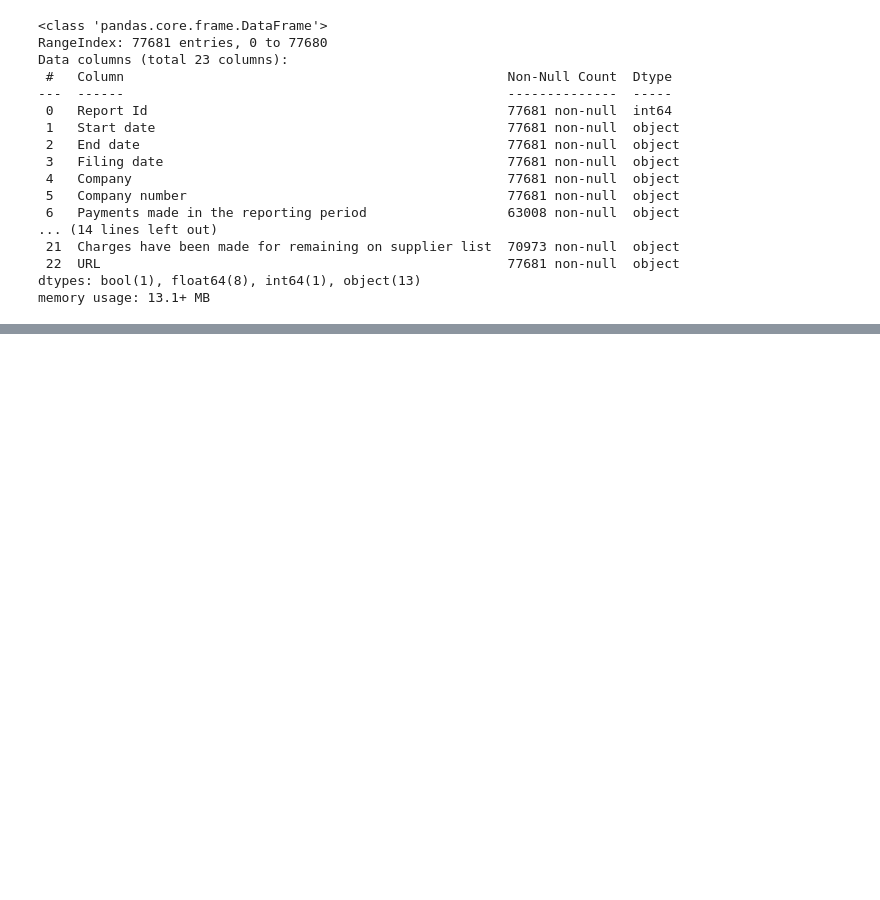
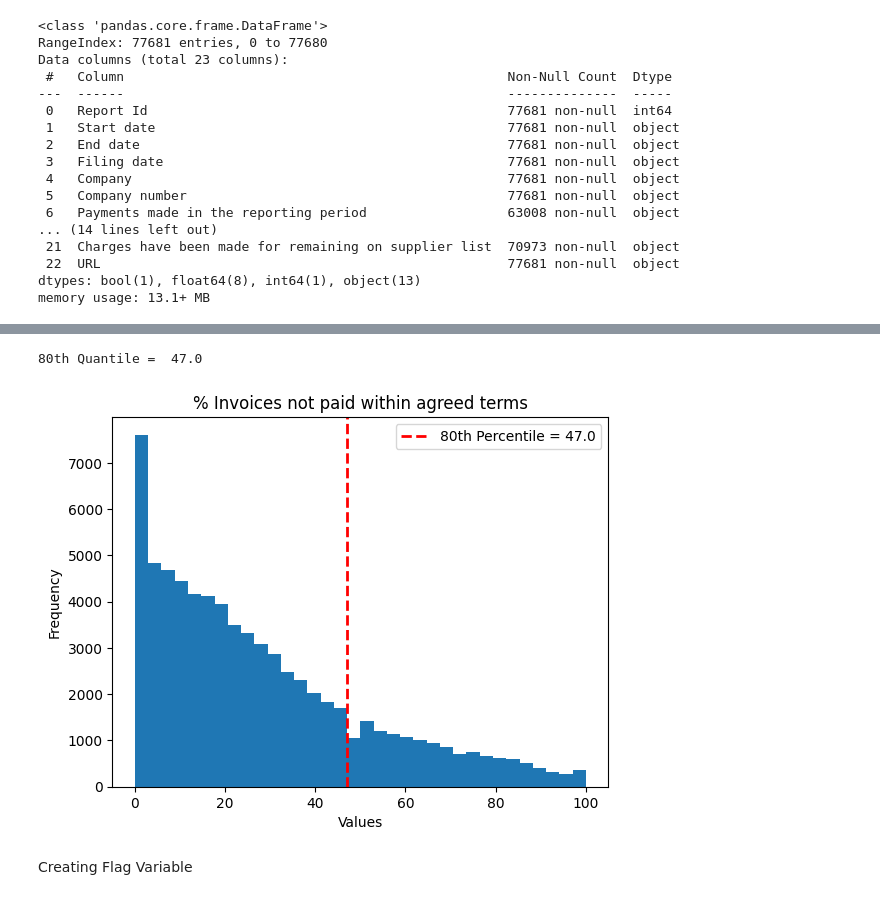
Before and after one commit to Lasya-t07/mini-proj, a Jupyter notebook: main code.ipynb, the cells around one changed output, grey strips where cells are left out. Drawn from its saved outputs; the diff is of its cells as text; code cells hidden in the pictures; blank space fills up the shorter version.

```diff
--- a/main code.ipynb
+++ b/main code.ipynb
@@ -122,0 +131,7 @@ missing_data
+# %%
+# Imputing the Continuous missing values with Mean
+for var in numerical_features:
+    data.fillna({var:data[var].mean()}, inplace=True)
+# %%
+for column in missing_data_cols:
+    data[column] = data[column].fillna(np.nan)
@@ -122,0 +172,4 @@ missing_data
+# %%
+# impute data and convert
+imputer = IterativeImputer(ExtraTreesRegressor())
+data = pd.DataFrame(np.round(imputer.fit_transform(data)),columns = data.columns)
@@ -122,0 +196,22 @@ missing_data
+# %%
+# Finding 80th Quantile
+percentile_80 = np.percentile(data['% Invoices not paid within agreed terms'].dropna(), 80)
+print('80th Quantile = ',percentile_80)
+# %% [output]
+80th Quantile =  47.0
+# %%
+# Plotting the histogram with the 80th Quantile
+plt.hist(data['% Invoices not paid within agreed terms'],bins=34)
+plt.axvline(x=percentile_80, color='red', linestyle='dashed', linewidth=2, label='80th Percentile = '+str(percentile_80))
+
+plt.xlabel('Values')
+plt.ylabel('Frequency')
+plt.title('% Invoices not paid within agreed terms')
+
+# Show the plot
+plt.legend()
+plt.show()
+# %% [output]
+[figure, added]
+# %% [markdown]
+Creating Flag Variable
```
Also changed, not shown: parts of 37 cells of this notebook, 6 other files.
